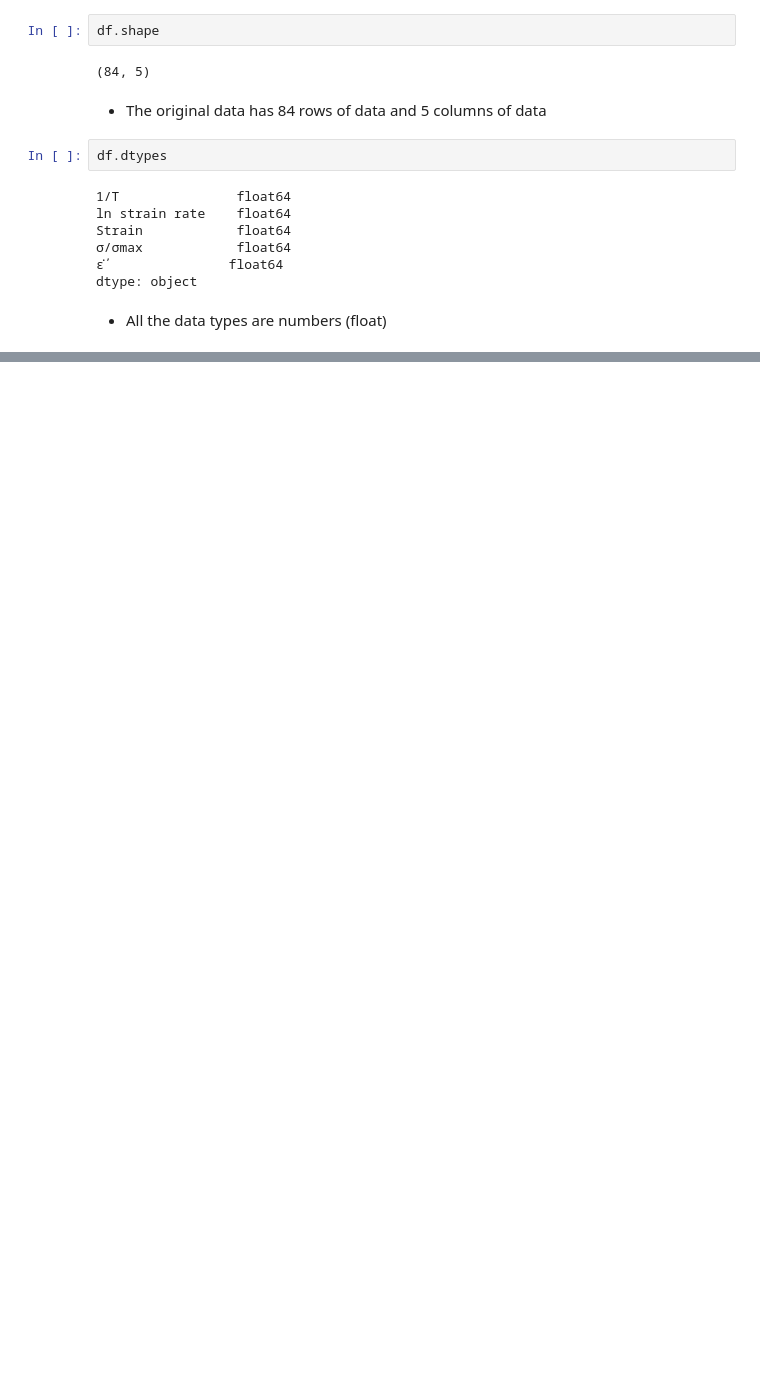
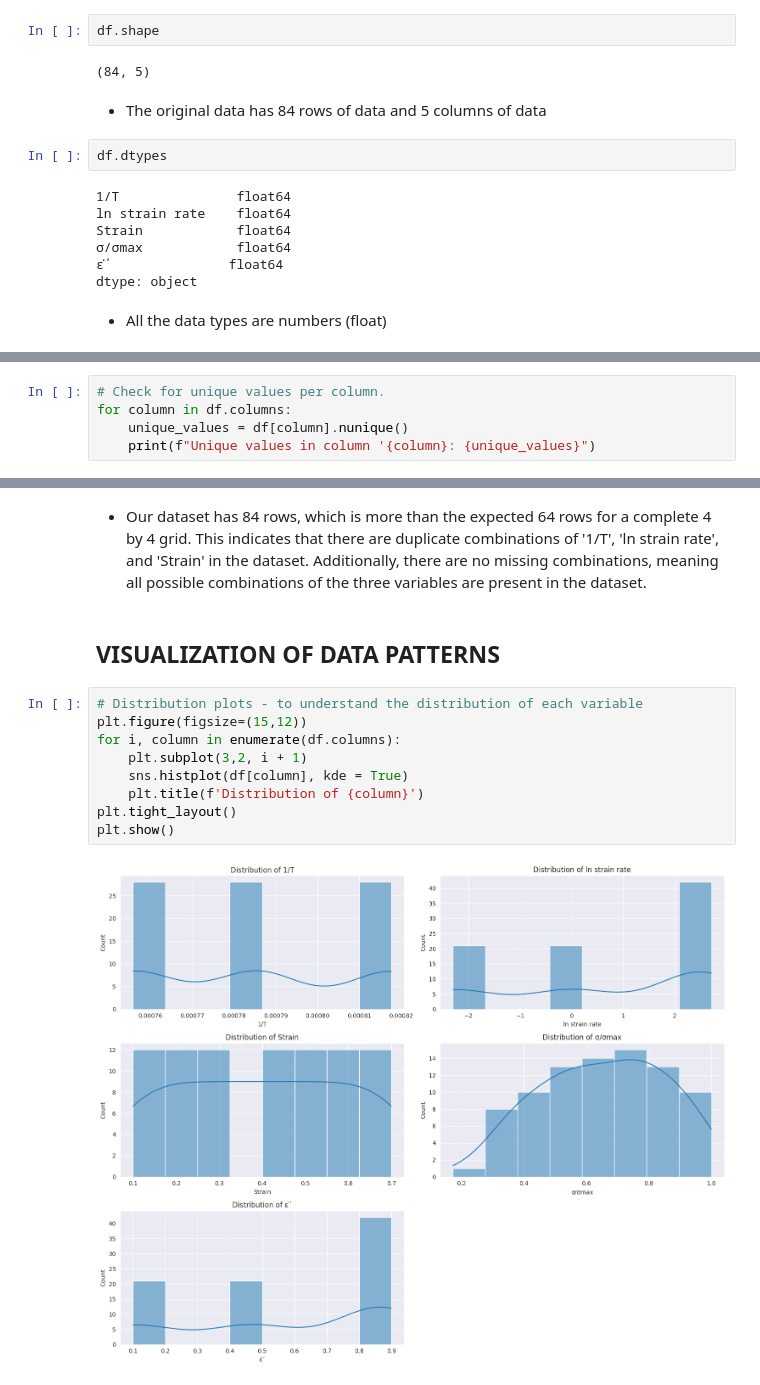
Before and after one commit to Darlene-13/aisi304-flow-stress-optimizer, a Jupyter notebook: notebooks/01_eda.ipynb, the cells around one changed output, grey strips where cells are left out. Saved outputs shown, nothing was run; the diff lists cells and outputs as text; blank space fills up the shorter version.

Commit message:
Feat(notebooks) completed eda and interpolated data

```diff
--- a/notebooks/01_eda.ipynb
+++ b/notebooks/01_eda.ipynb
@@ -61,0 +91,5 @@ AttributeError: 'int' object has no attribute 'tolist'
+# %%
+# Check for unique values per column.
+for column in df.columns:
+    unique_values = df[column].nunique()
+    print(f"Unique values in column '{column}: {unique_values}")
@@ -61,0 +118,15 @@ AttributeError: 'int' object has no attribute 'tolist'
+# %% [markdown]
+- Our dataset has 84 rows, which is more than the expected 64 rows for a complete 4 by 4 grid. This indicates that there are duplicate combinations of '1/T', 'ln strain rate', and 'Strain' in the dataset. Additionally, there are no missing combinations, meaning all possible combinations of the three variables are present in the dataset.
+# %% [markdown]
+## VISUALIZATION OF DATA PATTERNS
+# %%
+# Distribution plots - to understand the distribution of each variable
+plt.figure(figsize=(15,12))
+for i, column in enumerate(df.columns):
+    plt.subplot(3,2, i + 1)
+    sns.histplot(df[column], kde = True)
+    plt.title(f'Distribution of {column}')
+plt.tight_layout()
+plt.show()
+# %% [output]
+[figure, added]
```
Also changed, not shown: parts of 19 cells of this notebook, 2 other files.
